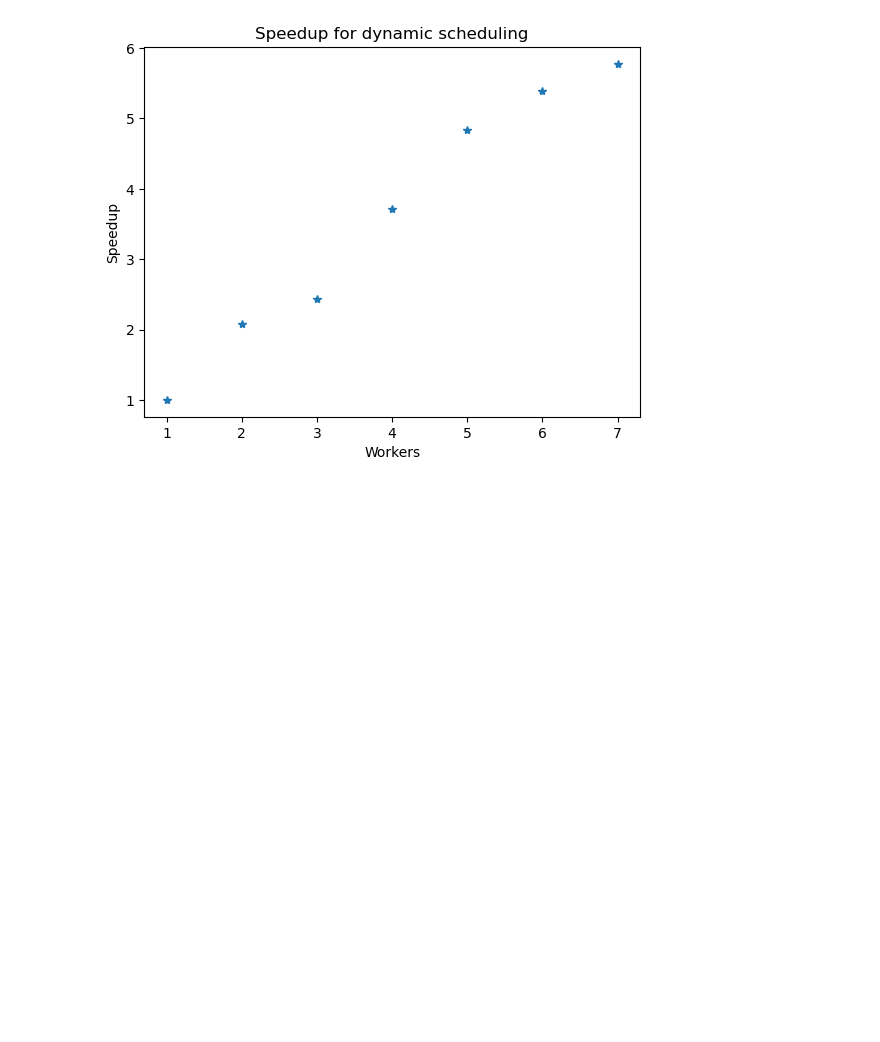
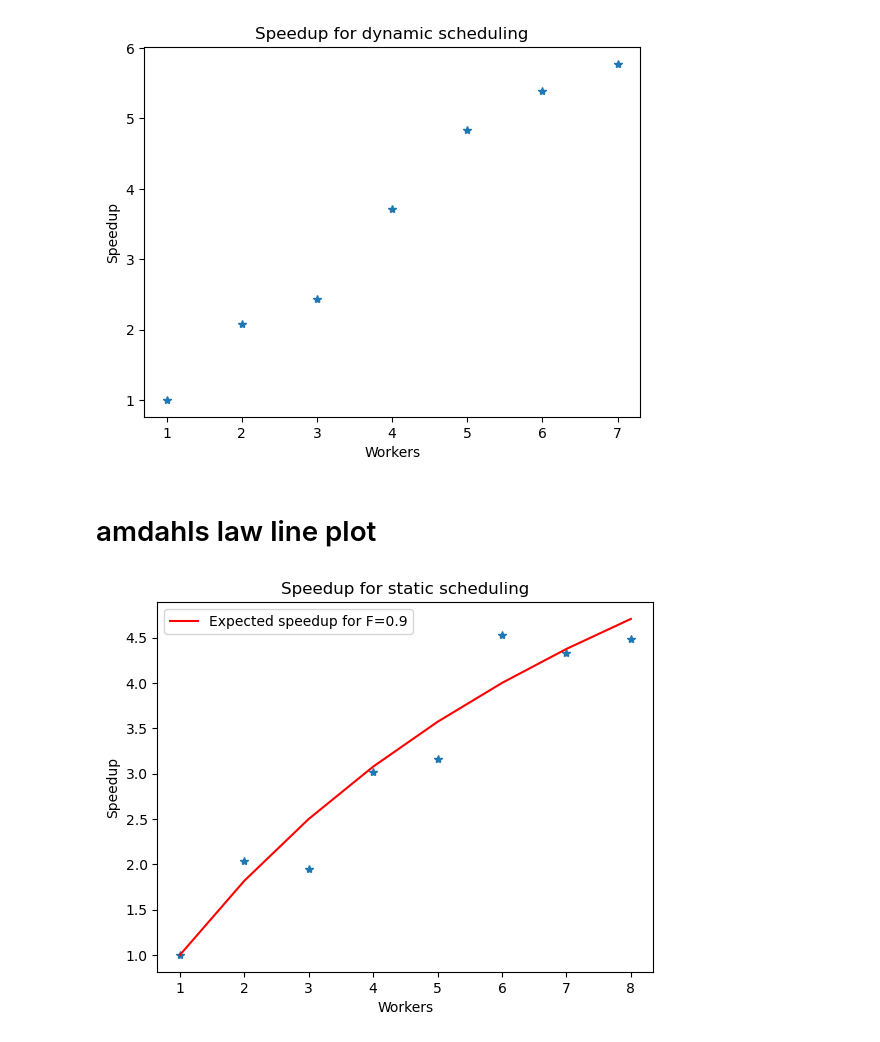
Before and after one commit to EllekaerJacob/HPC-project, a Jupyter notebook: speedup.ipynb, the cells around one changed output. Drawn from its saved outputs; the diff is of its cells as text; code cells hidden in the pictures; blank space fills up the shorter version.

```diff
--- a/speedup.ipynb
+++ b/speedup.ipynb
@@ -63,3 +63,19 @@ plt.ylabel("Speedup")
 plt.show()
 # %% [output]
 [figure]
+# %% [markdown]
+# amdahls law line plot
+# %%
+workers = np.arange(1,9)
+times = [178.7,87.64 ,91.60,59.19 ,56.55,39.45,41.32,39.87]
+speedup = [times[0]/t for t in times]
+# %%
+plt.plot(workers,speedup,"*")
+plt.plot(workers,1/(1-0.9+0.9/workers),"-r",label="Expected speedup for F=0.9")
+plt.xlabel("Workers")
+plt.title("Speedup for static scheduling")
+plt.ylabel("Speedup")
+plt.legend()
+plt.show()
+# %% [output]
+[figure, added]
```
Also changed, not shown: parts of 1 cell of this notebook, 1 other file.
